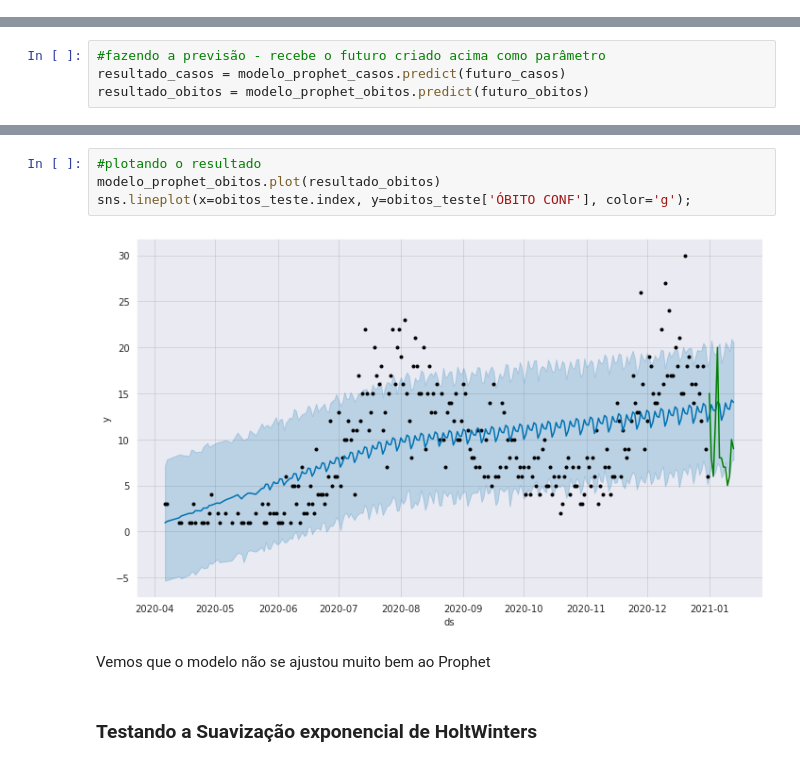
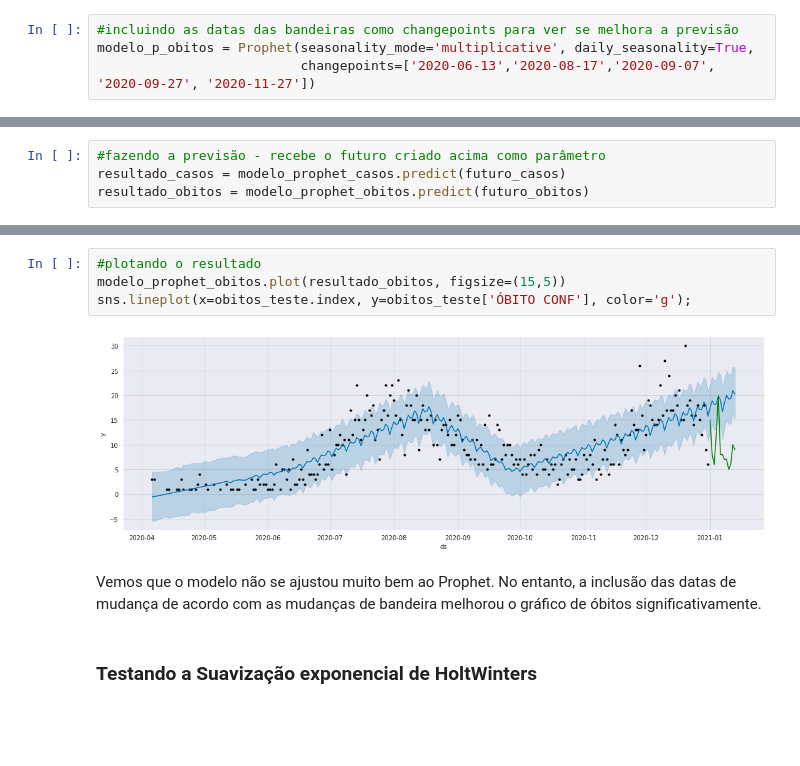
Before and after one commit to ClarisseAlvarenga/bootcamp_datascience_alura, a Jupyter notebook: SEMANA04/Clarisse_Alvarenga_Projeto_Bootcamp_Alura_Módulo_4 (1).ipynb, the cells around one changed output, grey strips where cells are left out. Drawn from its saved outputs; the diff is of its cells as text; blank space fills up the shorter version.

```diff
--- a/SEMANA04/Clarisse_Alvarenga_Projeto_Bootcamp_Alura_Módulo_4 (1).ipynb
+++ b/SEMANA04/Clarisse_Alvarenga_Projeto_Bootcamp_Alura_Módulo_4 (1).ipynb
@@ -954,3 +992,7 @@ modelo_p_obitos = Prophet(seasonality_mode='multiplicative')
+# %%
+#incluindo as datas das bandeiras como changepoints para ver se melhora a previsão
+modelo_p_obitos = Prophet(seasonality_mode='multiplicative', daily_seasonality=True,
+                          changepoints=['2020-06-13','2020-08-17','2020-09-07', '2020-09-27', '2020-11-27'])
 # %%
 #treinando o modelo
 modelo_prophet_casos = modelo_prophet.fit(casos_prophet_treino)
@@ -1009,11 +1049,11 @@ sns.lineplot(x=confirmados_teste.index, y=confirmados_teste['CONFIRMADO'], color
 # %%
 #plotando o resultado
-modelo_prophet_obitos.plot(resultado_obitos)
+modelo_prophet_obitos.plot(resultado_obitos, figsize=(15,5))
 sns.lineplot(x=obitos_teste.index, y=obitos_teste['ÓBITO CONF'], color='g');
 # %% [output]
-[figure, old version]
+[figure, new version]
 # %% [markdown]
-Vemos que o modelo não se ajustou muito bem ao Prophet
+Vemos que o modelo não se ajustou muito bem ao Prophet. No entanto, a inclusão das datas de mudança de acordo com as mudanças de bandeira melhorou o gráfico de óbitos significativamente.
 # %% [markdown]
 ### Testando a Suavização exponencial de HoltWinters
 # %%
```
Also changed, not shown: parts of 66 cells of this notebook.
